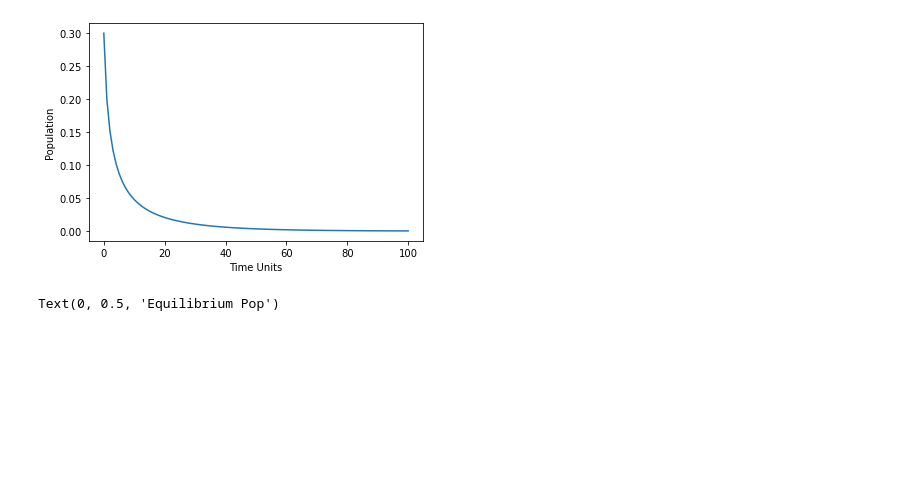
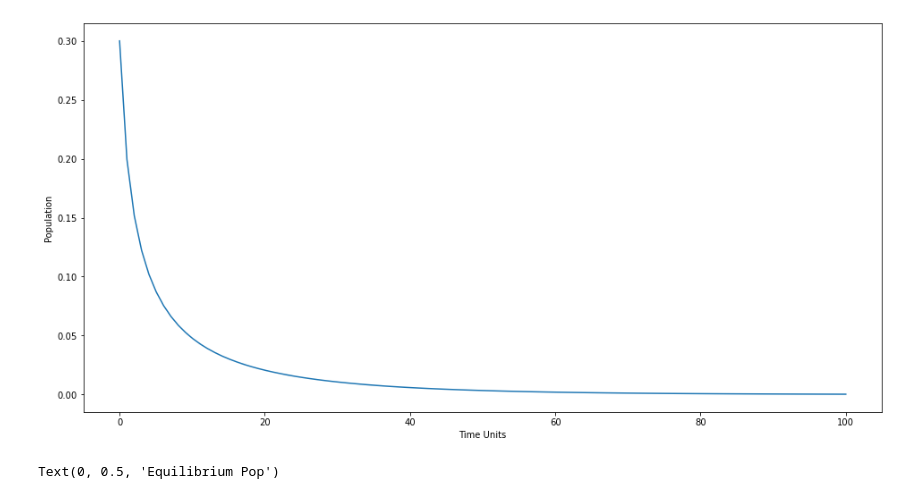
Before and after one commit to Antony-SS/MandelbrotLogisticEquation, a Jupyter notebook: MandelbrotLogisticEquation.ipynb, the cells around one changed output. Cells and saved outputs as stored; diff of their text form; code cells hidden in the pictures; blank space fills up the shorter version.

```diff
--- a/MandelbrotLogisticEquation.ipynb
+++ b/MandelbrotLogisticEquation.ipynb
@@ -42,28 +46,29 @@ plt.show()
 # %%
 
 currentPop = []
 
 currentPop.append(.30) #setting initial condition,
 
 r = .95 # growth rate, also chosen arbitrarily
 
 for i in range (1, len(x)):
     toAppend = r*currentPop[i-1]*(1-currentPop[i-1])
     currentPop.append(toAppend)
 
 
 # Graphing
 
+figure(figsize=(16,8))
+
 plt.plot(x, currentPop)
 plt.xlabel("Time Units")
 plt.ylabel("Population")
 
-figure(figsize=(,5))
 plt.show()
 
 # When the growth rate is below 1 the population approaches 0, which makes sense (population just shrinking at each interval)
 # %% [output]
-[figure, old version]
+[figure, new version]
 # %%
 # Let us explore what the population will approach with different growth values r
 
```
Also changed, not shown: parts of 3 cells of this notebook.
